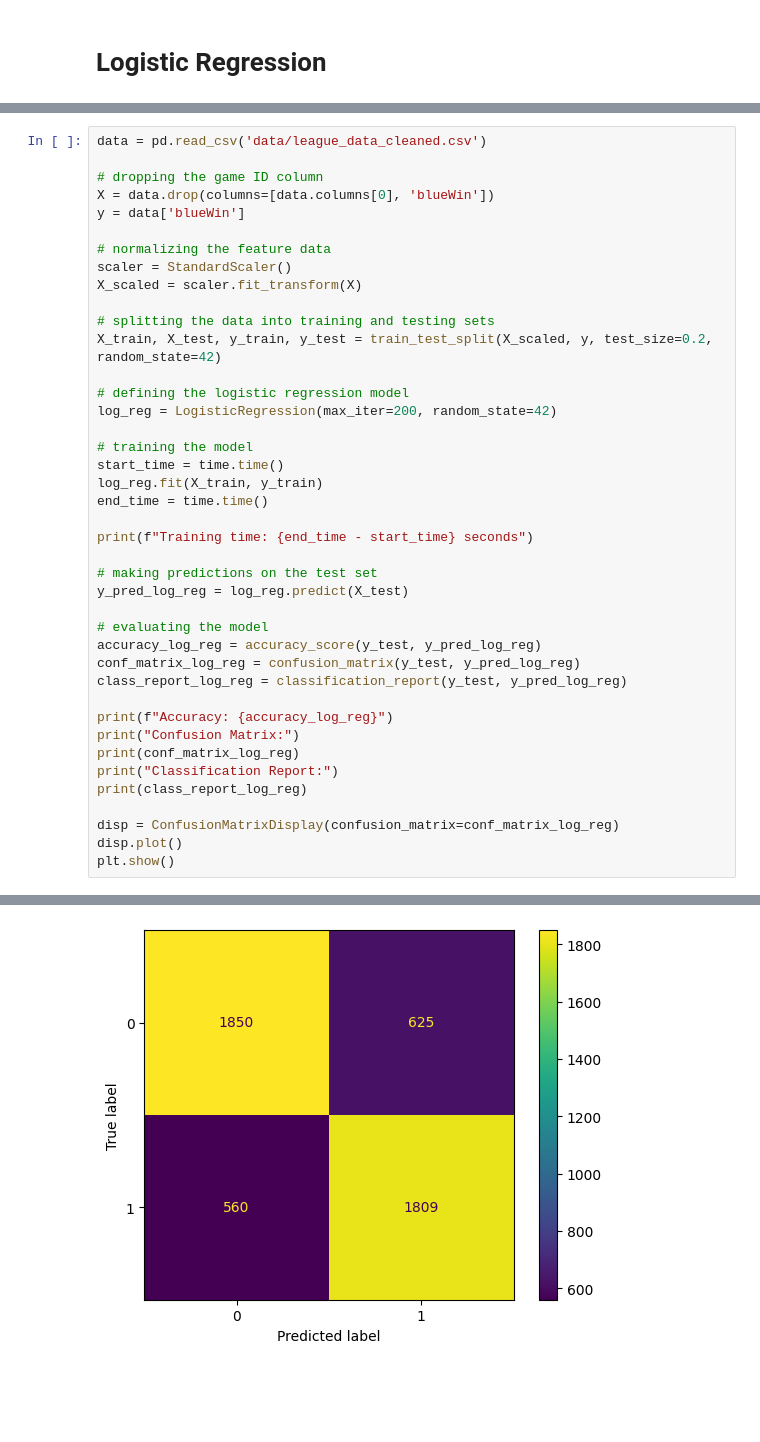
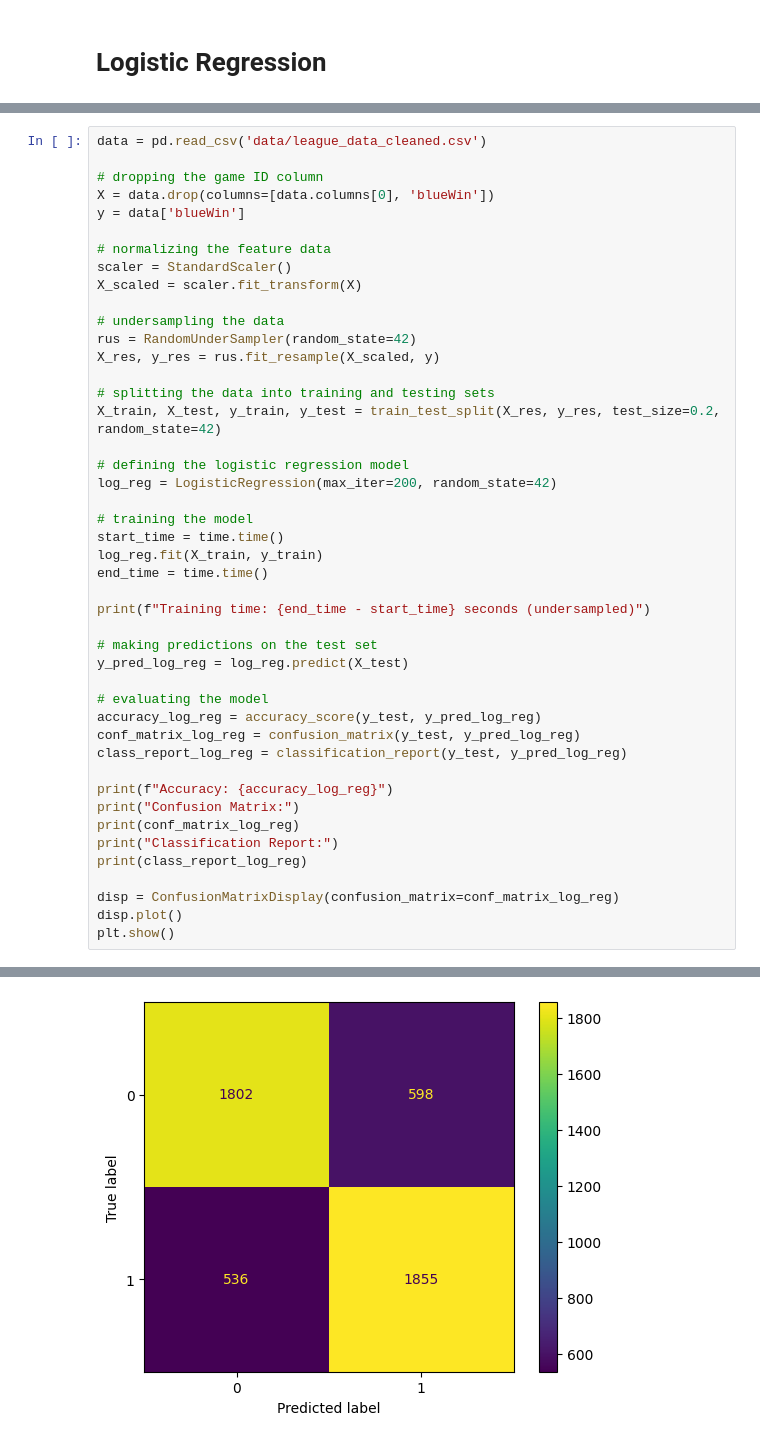
Before and after one commit to joaossousa12/feup-ia, a Jupyter notebook: Project2/logisticRegression.ipynb, the cells around one changed output, grey strips where cells are left out. Saved outputs shown, nothing was run; the diff lists cells and outputs as text; blank space fills up the shorter version.

Commit message:
added under/oversampling for some algorithms

```diff
--- a/Project2/logisticRegression.ipynb
+++ b/Project2/logisticRegression.ipynb
@@ -19,8 +23,12 @@ y = data['blueWin']
 scaler = StandardScaler()
 X_scaled = scaler.fit_transform(X)
 
+# undersampling the data
+rus = RandomUnderSampler(random_state=42)
+X_res, y_res = rus.fit_resample(X_scaled, y)
+
 # splitting the data into training and testing sets
-X_train, X_test, y_train, y_test = train_test_split(X_scaled, y, test_size=0.2, random_state=42)
+X_train, X_test, y_train, y_test = train_test_split(X_res, y_res, test_size=0.2, random_state=42)
 
 # defining the logistic regression model
 log_reg = LogisticRegression(max_iter=200, random_state=42)
@@ -30,7 +38,7 @@ start_time = time.time()
 log_reg.fit(X_train, y_train)
 end_time = time.time()
 
-print(f"Training time: {end_time - start_time} seconds")
+print(f"Training time: {end_time - start_time} seconds (undersampled)")
 
 # making predictions on the test set
 y_pred_log_reg = log_reg.predict(X_test)
@@ -67 +75 @@ weighted avg       0.76      0.76      0.76      4844
-[figure, old version]
+[figure, new version]
```
Also changed, not shown: parts of 4 cells of this notebook, 1 other file.
